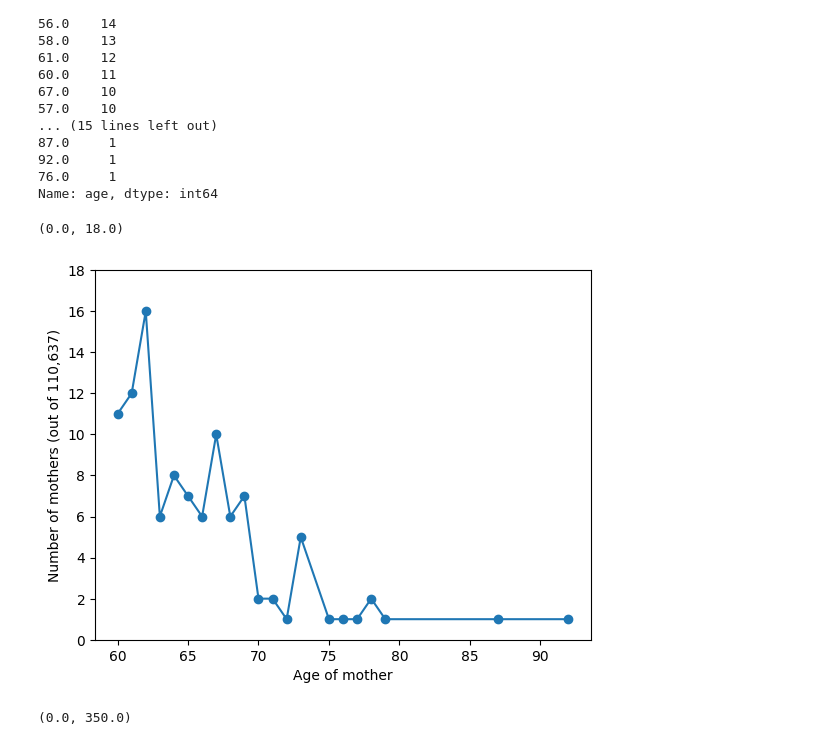
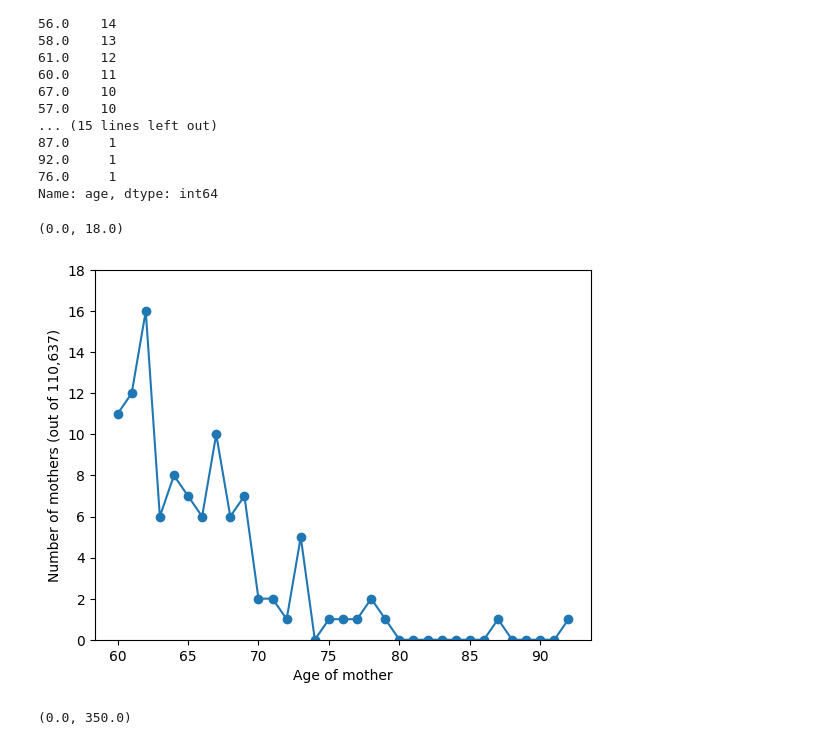
Before and after one commit to ihmeuw/vivarium_research_prl, a Jupyter notebook: model_validation/2023_02_02a_look_at_output_2023_02_02_10_16_21.ipynb, the cells around one changed output. Drawn from its saved outputs; the diff is of its cells as text; code cells hidden in the pictures.

Commit message:
make graph of counts of older mothers more accurate

```diff
--- a/model_validation/2023_02_02a_look_at_output_2023_02_02_10_16_21.ipynb
+++ b/model_validation/2023_02_02a_look_at_output_2023_02_02_10_16_21.ipynb
@@ -303,13 +303,14 @@ Name: age, dtype: int64
 # %%
 total_num_mothers = len(wic_ages.loc[wic_ages>=5])
 older_mothers = wic_ages.loc[wic_ages>=60].value_counts().sort_index()
-plt.plot(older_mothers.index, older_mothers, marker='o')
+age_counts = pd.DataFrame(index=range(60,93)).join(older_mothers).fillna(0).squeeze()
+plt.plot(age_counts.index, age_counts, marker='o')
 plt.xlabel("Age of mother")
 plt.ylabel(f"Number of mothers (out of {total_num_mothers:,})")
 plt.ylim(0,18)
 # %% [output]
 (0.0, 18.0)
-[figure, old version]
+[figure, new version]
 # %%
 young_mothers = wic_ages.loc[(wic_ages>4) & (wic_ages<=10)].value_counts().sort_index()
 plt.plot(young_mothers.index, young_mothers, marker='o')
```
